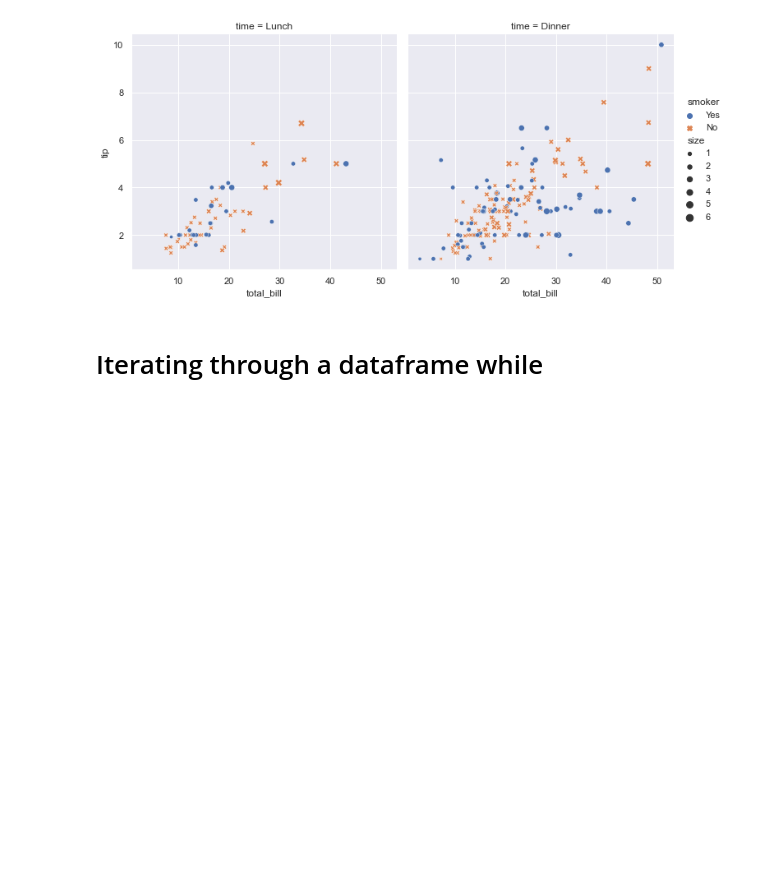
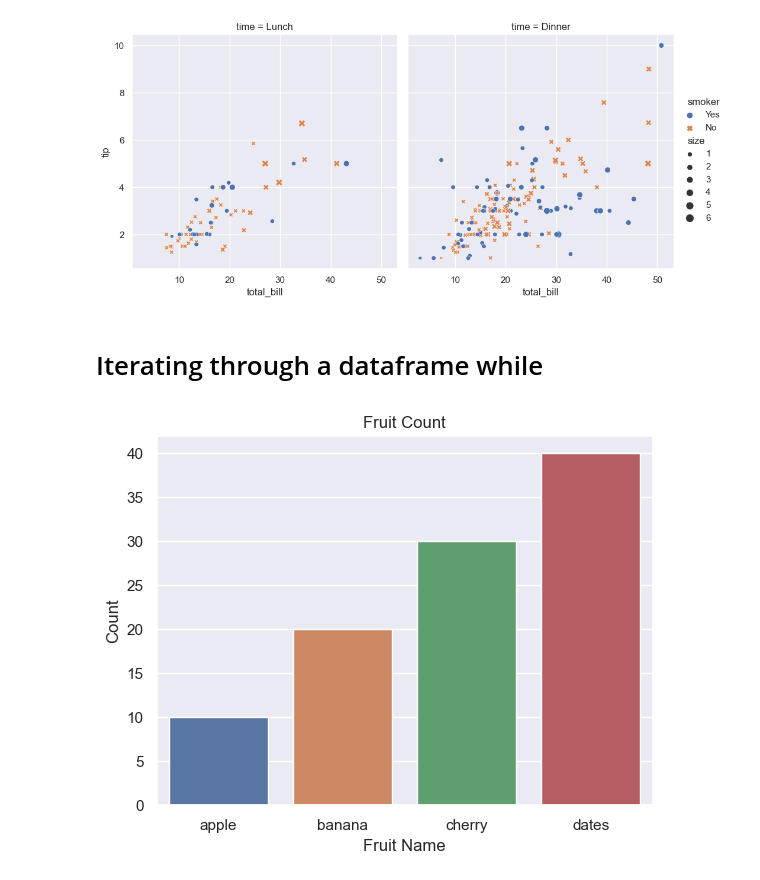
Before and after one commit to kirwaboit/rwakiPython, a Jupyter notebook: Pandas/MyPandasCookBook.ipynb, the cells around one changed output. Cells and saved outputs as stored; diff of their text form; code cells hidden in the pictures; blank space fills up the shorter version.

```diff
--- a/Pandas/MyPandasCookBook.ipynb
+++ b/Pandas/MyPandasCookBook.ipynb
@@ -573,3 +593,23 @@ sns.relplot(
 [figure]
 # %% [markdown]
 # Iterating through a dataframe while
+# %%
+import seaborn as sns
+import matplotlib.pyplot as plt
+
+# sample data
+data = {'fruit': ['apple', 'banana', 'cherry', 'dates'],
+        'count': [10, 20, 30, 40]}
+
+# create a bar chart using seaborn
+sns.barplot(x='fruit', y='count', data=data)
+
+# add labels and title
+plt.xlabel('Fruit Name')
+plt.ylabel('Count')
+plt.title('Fruit Count')
+
+# show plot
+plt.show()
+# %% [output]
+[figure, added]
```
Also changed, not shown: parts of 8 cells of this notebook, 4 other files.
